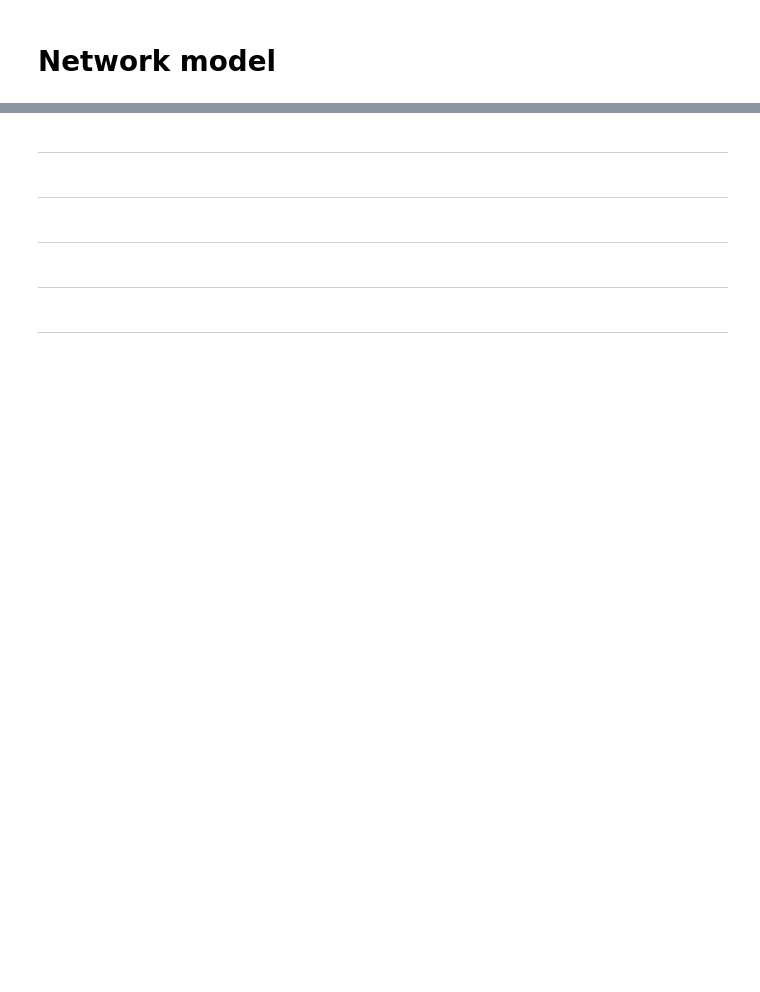
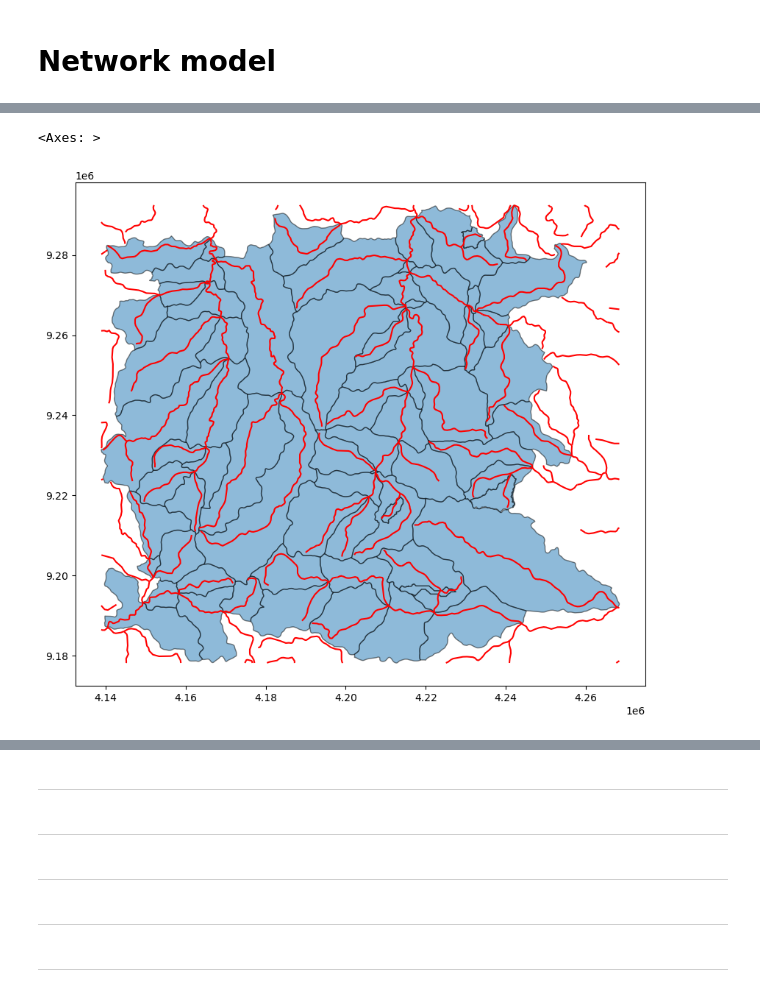
Before and after one commit to felixschulz385/Masterthesis, a Jupyter notebook: code/experiments/drainage.ipynb, the cells around one changed output, grey strips where cells are left out. Cells and saved outputs as stored; diff of their text form; code cells hidden in the pictures; blank space fills up the shorter version.

```diff
--- a/code/experiments/drainage.ipynb
+++ b/code/experiments/drainage.ipynb
@@ -53,0 +64,8 @@ boundaries_subset = gpd.clip(boundaries, grid_data.geometry.iloc[i])
+# %%
+import matplotlib.pyplot as plt
+fig, ax = plt.subplots(figsize=(10, 10))
+final_df.plot(ax=ax, edgecolor="black", alpha=0.5)
+gpd.clip(rivers_brazil_shapefile, final_df.total_bounds).plot(ax=ax, color="red")
+# %% [output]
+<Axes: >
+[figure, added]
```
Also changed, not shown: parts of 7 cells of this notebook, 10 other files.
